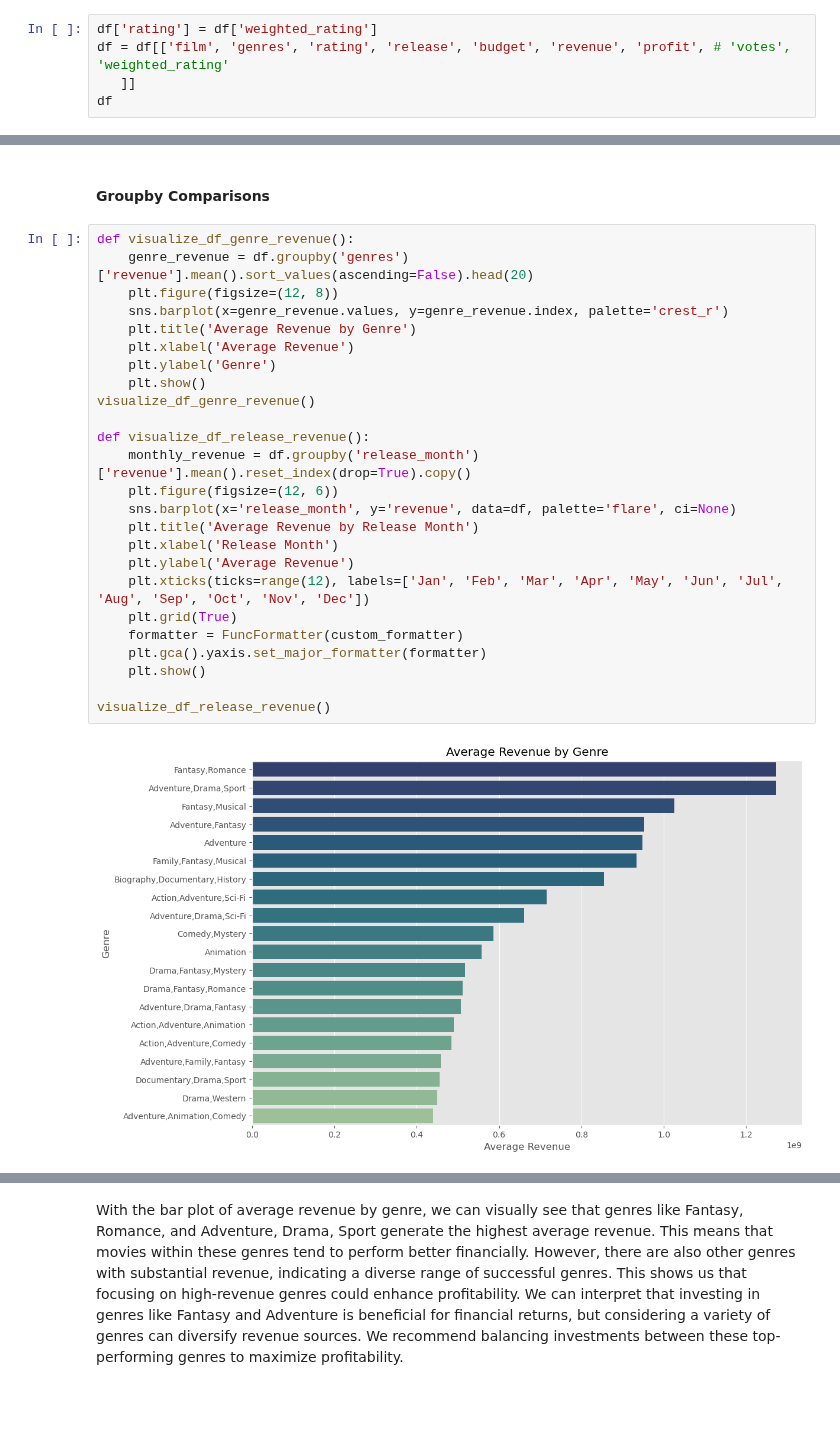
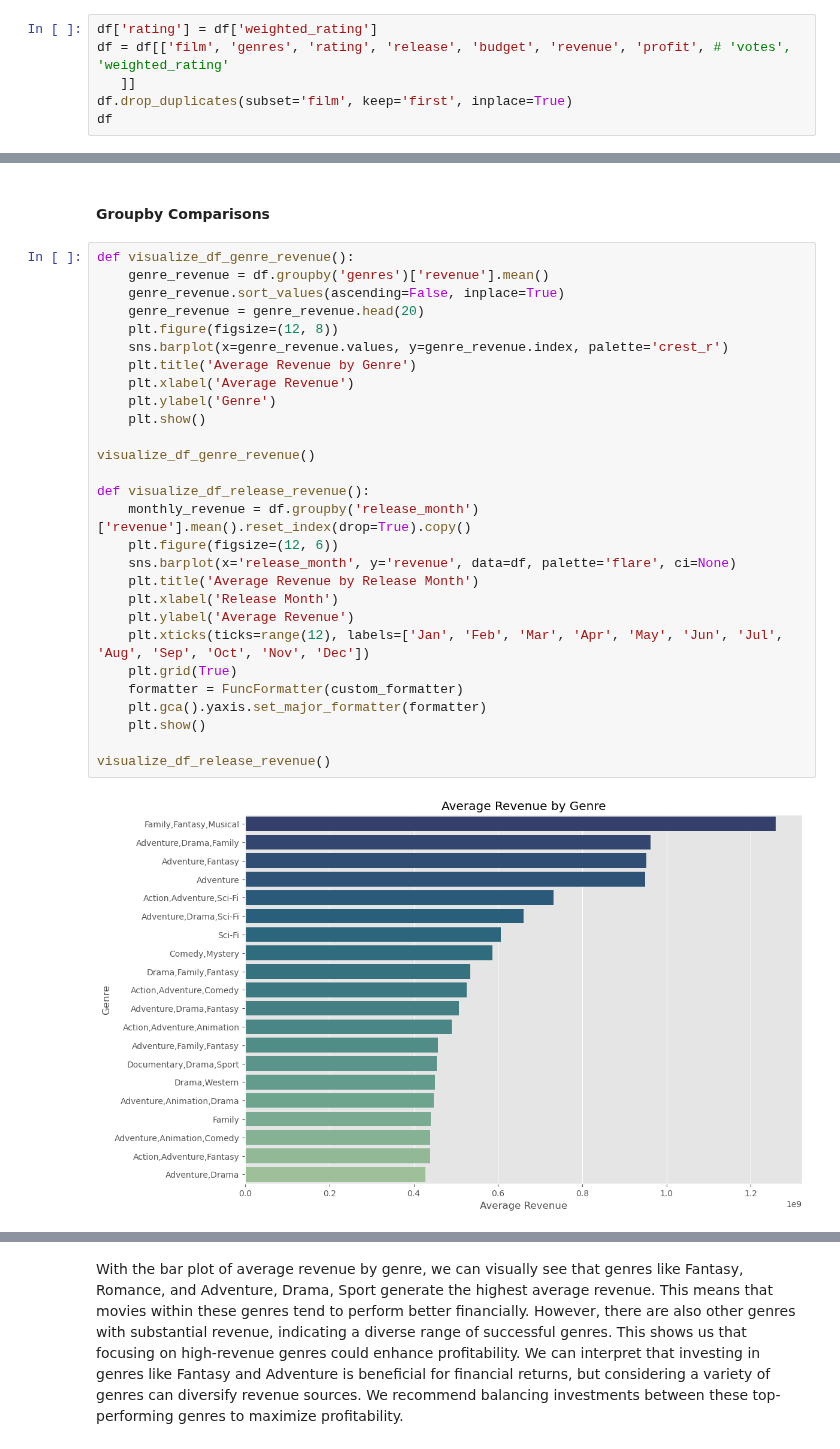
Before and after one commit to mrhussaink7/new-films-movie-data, a Jupyter notebook: index.ipynb, the cells around one changed output, grey strips where cells are left out. Saved outputs shown, nothing was run; the diff lists cells and outputs as text; blank space fills up the shorter version.

```diff
--- a/index.ipynb
+++ b/index.ipynb
@@ -419,6 +419,7 @@ We apply the changes onto our original dataframe `rating` so that we don't add i
 df['rating'] = df['weighted_rating']
 df = df[['film', 'genres', 'rating', 'release', 'budget', 'revenue', 'profit', # 'votes', 'weighted_rating'
    ]]
+df.drop_duplicates(subset='film', keep='first', inplace=True)
 df
 # %% [output]
 |  | film | genres | rating | release | budget | revenue | profit |
@@ -675,28 +676,31 @@ With the pairplot, we can see upward trends indicating positive correlations bet
 #### Groupby Comparisons
 # %%
 def visualize_df_genre_revenue():
-    genre_revenue = df.groupby('genres')['revenue'].mean().sort_values(ascending=False).head(20)
+    genre_revenue = df.groupby('genres')['revenue'].mean()
+    genre_revenue.sort_values(ascending=False, inplace=True)
+    genre_revenue = genre_revenue.head(20)
     plt.figure(figsize=(12, 8))
     sns.barplot(x=genre_revenue.values, y=genre_revenue.index, palette='crest_r')
     plt.title('Average Revenue by Genre')
     plt.xlabel('Average Revenue')
     plt.ylabel('Genre')
     plt.show()
+
 visualize_df_genre_revenue()
 
 def visualize_df_release_revenue():
     monthly_revenue = df.groupby('release_month')['revenue'].mean().reset_index(drop=True).copy()
     plt.figure(figsize=(12, 6))
     sns.barplot(x='release_month', y='revenue', data=df, palette='flare', ci=None)
     plt.title('Average Revenue by Release Month')
     plt.xlabel('Release Month')
     plt.ylabel('Average Revenue')
     plt.xticks(ticks=range(12), labels=['Jan', 'Feb', 'Mar', 'Apr', 'May', 'Jun', 'Jul', 'Aug', 'Sep', 'Oct', 'Nov', 'Dec'])
     plt.grid(True)
     formatter = FuncFormatter(custom_formatter)
     plt.gca().yaxis.set_major_formatter(formatter)
     plt.show()
 
 visualize_df_release_revenue()
 # %% [output]
-[figure, old version]
+[figure, new version]
```
Also changed, not shown: parts of 23 cells of this notebook.
